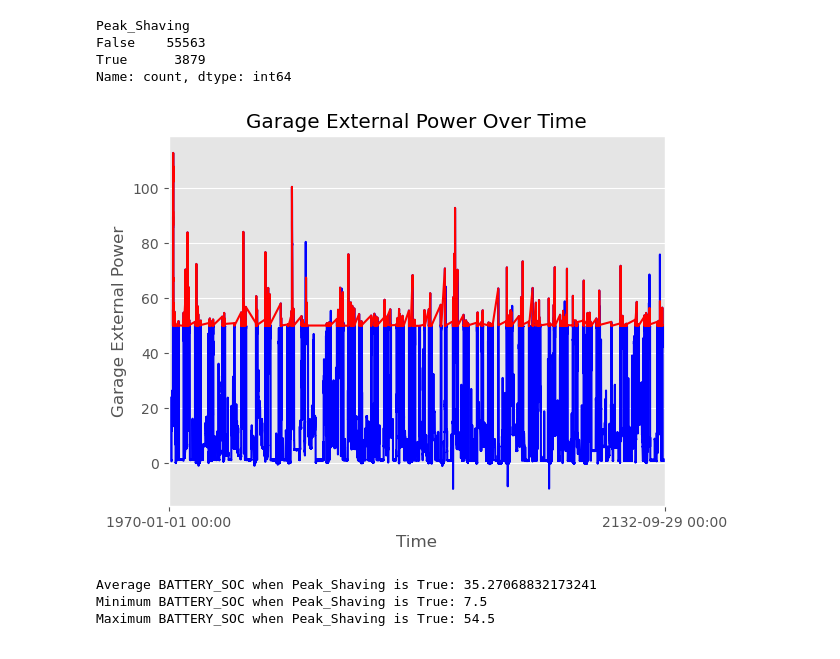
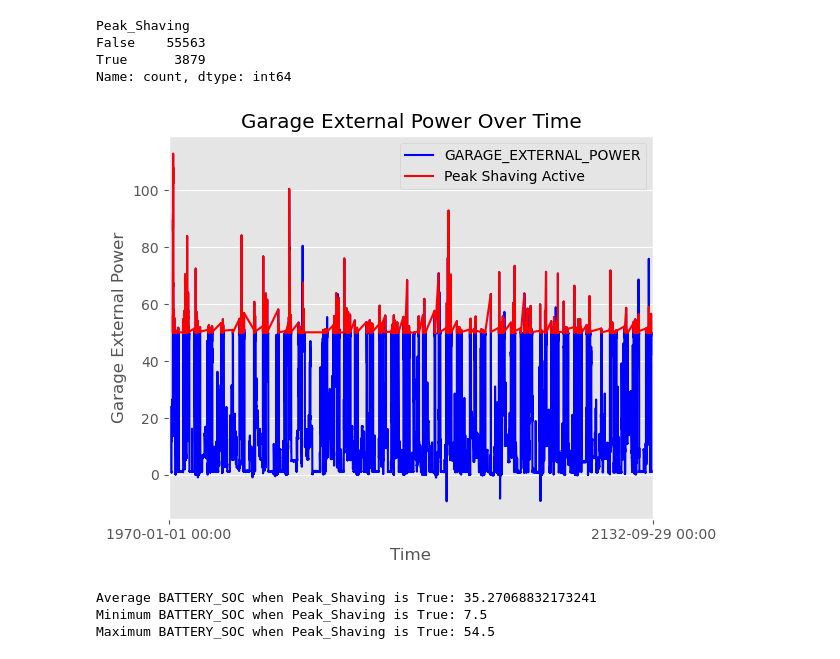
Before and after one commit to SanchoSamba/DS-project, a Jupyter notebook: explor_Adam_Rychert.ipynb, the cells around one changed output. Drawn from its saved outputs; the diff is of its cells as text; code cells hidden in the pictures.

```diff
--- a/explor_Adam_Rychert.ipynb
+++ b/explor_Adam_Rychert.ipynb
@@ -873,27 +907,29 @@ Name: count, dtype: int64
 # %%
 import matplotlib.pyplot as plt
 import matplotlib.dates as mdates
 
 # Convert the index to datetime if it's not already
 ds_static.index = pd.to_datetime(ds_static.index)
 
 # Create a figure and a single subplot
 fig, ax = plt.subplots()
 
 # Plot the data
 ds_static['GARAGE_EXTERNAL_POWER'].plot(ax=ax, color='blue')  # Plot all data in blue
-ds_static.loc[ds_static['Peak_Shaving']==1, 'GARAGE_EXTERNAL_POWER'].plot(ax=ax, color='red')  # Overplot the peak shaving data in red
+ds_static.loc[ds_static['Peak_Shaving']==1, 'GARAGE_EXTERNAL_POWER'].plot(ax=ax, color='red',  label='Peak Shaving Active')  # Overplot the peak shaving data in red
 
 # Set the x-axis to display dates in a readable format
 ax.xaxis.set_major_formatter(mdates.DateFormatter('%Y-%m-%d %H:%M'))
 
 plt.xlabel('Time')
 plt.ylabel('Garage External Power')
 plt.title('Garage External Power Over Time')
-
+plt.legend()
+plt.tight_layout()
+plt.savefig('garg_ext_over_time.pdf')
 plt.show()
 # %% [output]
-[figure, old version]
+[figure, new version]
 # %%
 # Filter the DataFrame to only include rows where Peak_Shaving is True
 peak_shaving_data = ds_static[ds_static['Peak_Shaving'] == 1]
```
Also changed, not shown: parts of 13 cells of this notebook, 3 other files.
